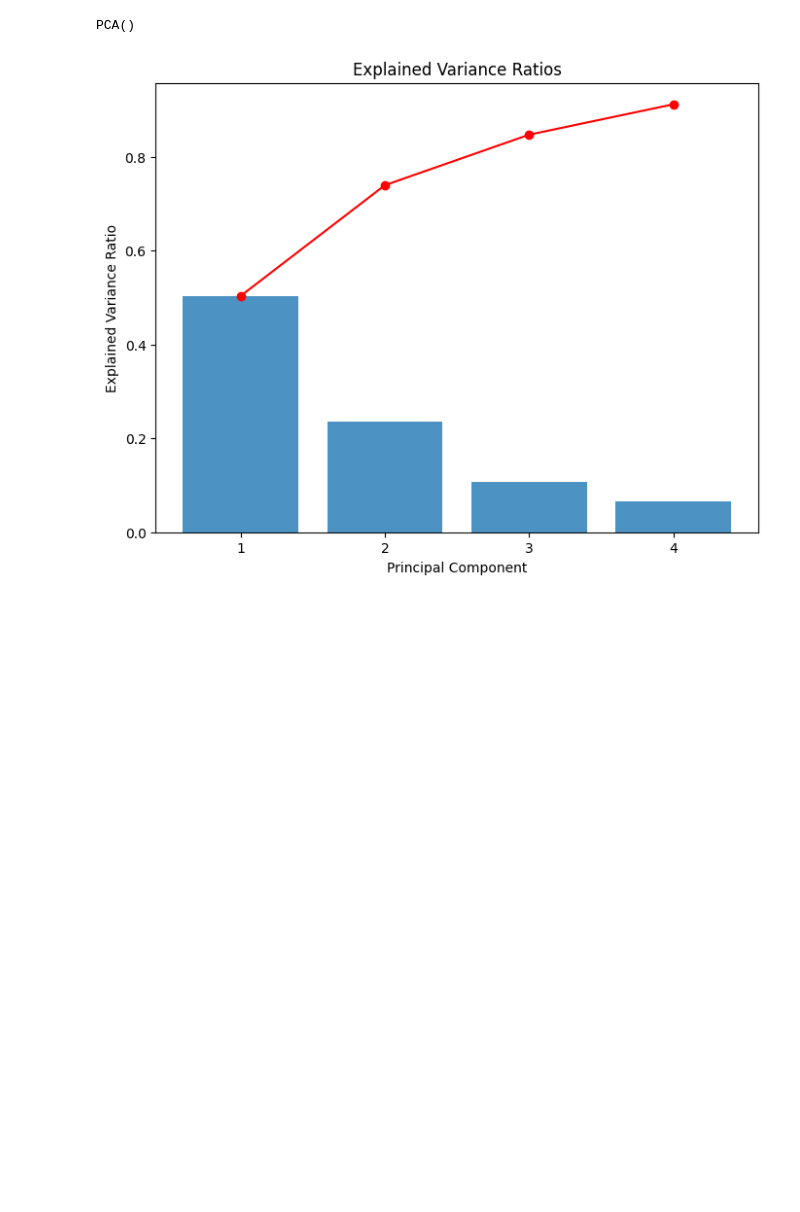
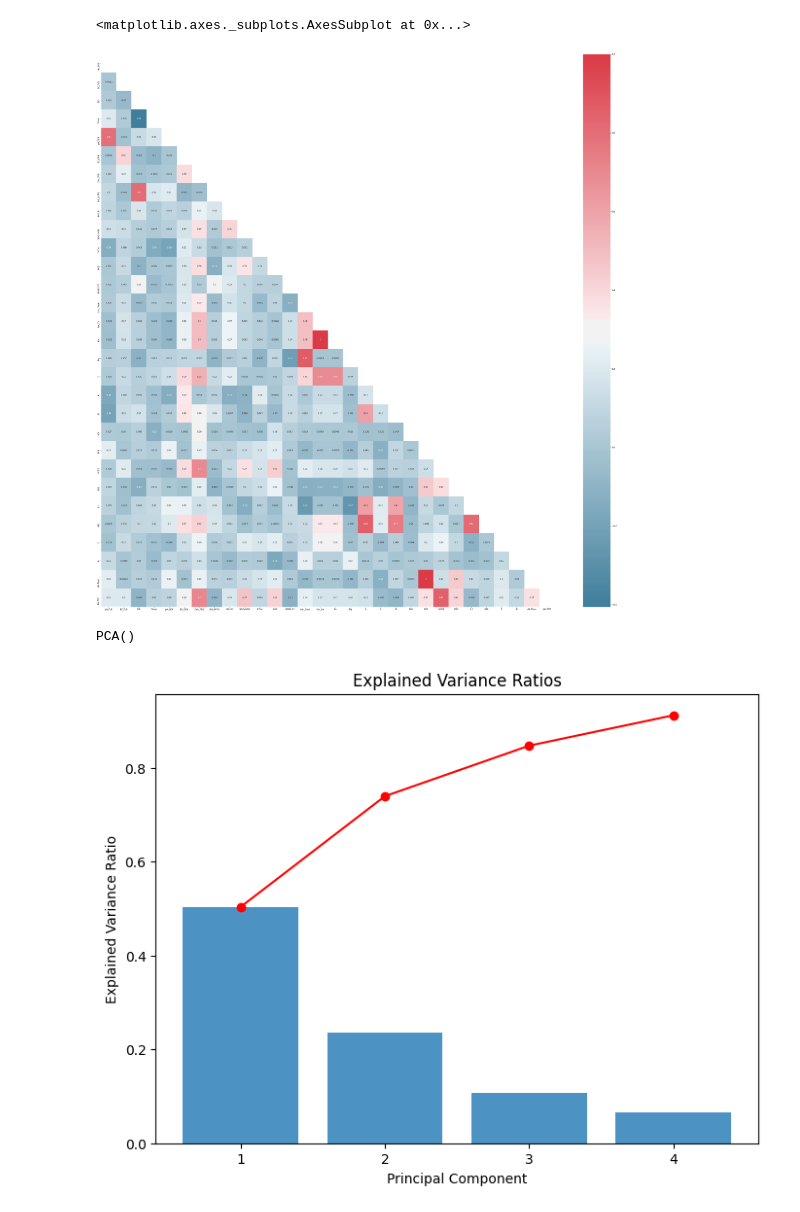
Before and after one commit to mihika10/WQI, a Jupyter notebook: Trial1.ipynb, the cells around one changed output. Saved outputs shown, nothing was run; the diff lists cells and outputs as text; code cells hidden in the pictures; blank space fills up the shorter version.

Commit message:
added correaltion table

```diff
--- a/Trial1.ipynb
+++ b/Trial1.ipynb
@@ -6,3 +8,4 @@ from sklearn.decomposition import PCA
 # %%
 import pandas as pd
-data = pd.read_excel('sample_data/TRIAL_2.xlsx')
+data = pd.read_excel('TRIAL_2.xlsx')
+water_quality = pd.read_excel('CLEAN.xlsx')
@@ -9,3 +28,23 @@ data = pd.read_excel('sample_data/TRIAL_2.xlsx')
+# %%
+#correaltion table
+corr = water_quality.corr()
+f, ax = plt.subplots(figsize=(50, 50))
+#
+# Generate a mask for upper traingle
+#
+mask = np.triu(np.ones_like(corr, dtype=bool))
+#
+# Configure a custom diverging colormap
+#
+cmap = sns.diverging_palette(230,10, as_cmap=True)
+#
+# Draw the heatmap
+#
+sns.heatmap(corr, annot=True, mask = mask, cmap=cmap)
+#coeffecient of correlation
+# %% [output]
+<matplotlib.axes._subplots.AxesSubplot at 0x...>
+[figure, added]
 # %%
 data.columns = data.columns.astype(str)
 # %%
```
Also changed, not shown: parts of 2 cells of this notebook.
